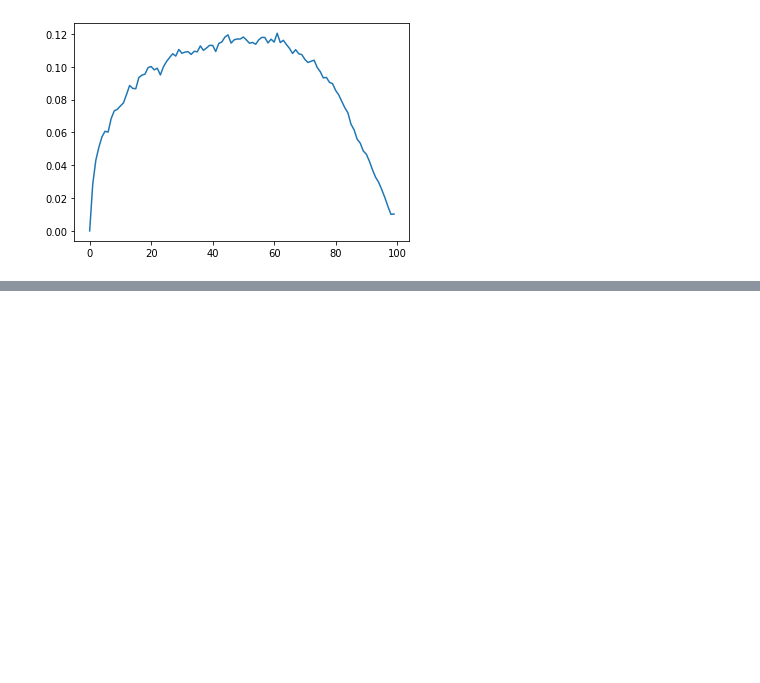
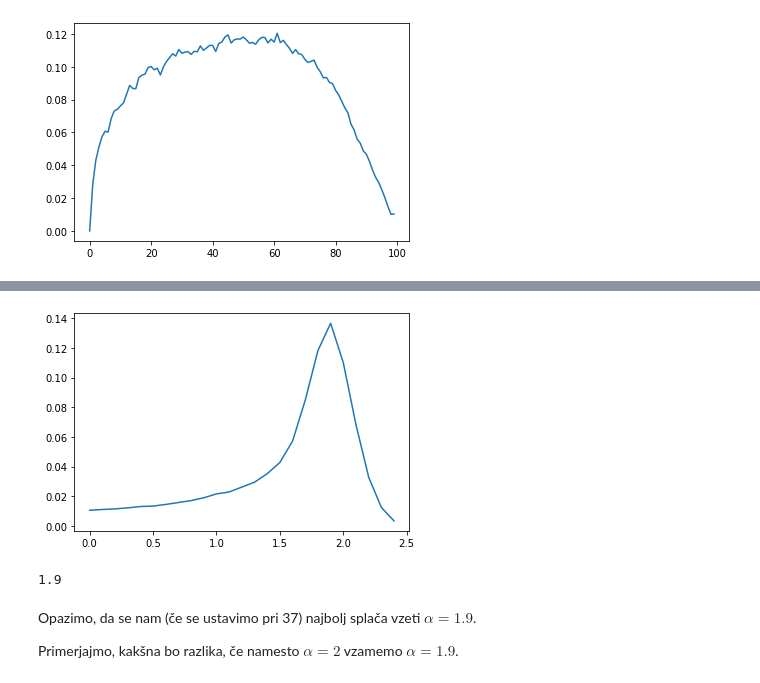
Before and after one commit to SimonGrad3/Generalizations-of-the-Secretary-problem, a Jupyter notebook: racunanje povprecja.ipynb, the cells around one changed output, grey strips where cells are left out. Drawn from its saved outputs; the diff is of its cells as text; code cells hidden in the pictures; blank space fills up the shorter version.

```diff
--- a/racunanje povprecja.ipynb
+++ b/racunanje povprecja.ipynb
@@ -78,0 +87,25 @@ Kljub zanimivi taktiki ugotovimo, da se nam le ta ne splača, ko rešujemo probl
+# %%
+stop = 37
+# %%
+vsotke = [0] * 25
+for al in range(25):
+    alfa = al/10
+    for i in range(m):
+        if NajbolsiPartner_povprecje(tabela_partnerjev[i], stop, alfa) == n :
+            vsotke[al] += 1
+# %%
+verjetnosti = [x / m for x in vsotke]
+alfe = [i for i in np.arange(0.0, 2.5, 0.1)]
+
+plt.plot(alfe, verjetnosti)
+plt.show()
+# %% [output]
+[figure, added]
+# %%
+np.argmax(vsotke) / 10
+# %% [output]
+1.9
+# %% [markdown]
+Opazimo, da se nam (če se ustavimo pri 37) najbolj splača vzeti $\alpha = 1.9 $.
+
+Primerjajmo, kakšna bo razlika, če namesto $\alpha = 2$ vzamemo $\alpha = 1.9$.
```
Also changed, not shown: parts of 13 cells of this notebook.
